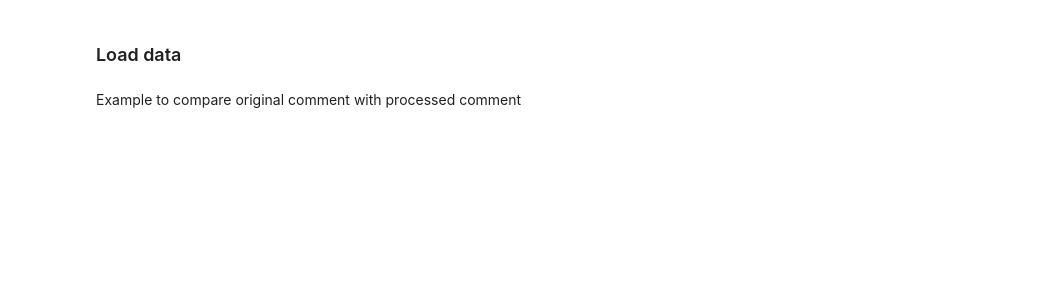
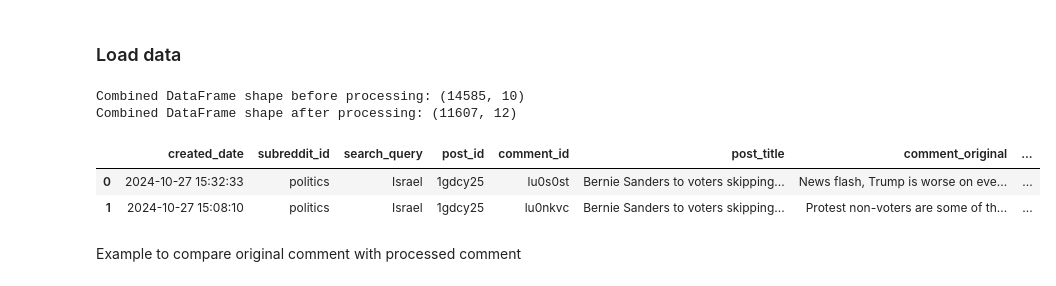
Before and after one commit to danielries/comptoolsproject, a Jupyter notebook: data_processing.ipynb, the cells around one changed output. Drawn from its saved outputs; the diff is of its cells as text; code cells hidden in the pictures; blank space fills up the shorter version.

```diff
--- a/data_processing.ipynb
+++ b/data_processing.ipynb
@@ -59,34 +66,40 @@ df_combined.rename(columns={'comment_text': 'comment_processed'}, inplace=True)
 
 # Remove row if processed text is below 4 words
 df_combined = df_combined[df_combined['comment_processed'].apply(lambda x: len(x.split()) > 3)]
 
 # Remove whitespaces and multiple spaces
 df_combined['comment_processed'] = df_combined['comment_processed'].str.strip().str.replace(r'\s+', ' ', regex=True)
 
 # New column without stopwords
-ps = PorterStemmer()
+ps = nltk.stem.PorterStemmer()
 stop_words = set(stopwords.words('english'))
 
 df_combined['comment_no_stopwords'] = df_combined['comment_processed'].apply(
     lambda x: ' '.join([word for word in x.split() if word not in stop_words])
 )
 
 # Reorder columns
 df_combined = df_combined[['created_date', 'subreddit_id', 'search_query', 'post_id', 'comment_id',
                            'post_title', 'comment_original', 'comment_processed', 'comment_no_stopwords', 'upvotes',
                            'post_url', 'comment_url']]
 
 # Remove row if there is an empty field
 df_combined = df_combined.dropna()
 
 # Reset index
 df_combined.reset_index(drop=True, inplace=True)
 
 # Print shape after processing
 print(f"Combined DataFrame shape after processing: {df_combined.shape}")
 
 # Display final DataFrame
 df_combined.head(2)
+# %% [output]
+Combined DataFrame shape before processing: (14585, 10)
+Combined DataFrame shape after processing: (11607, 12)
+|  | created_date | subreddit_id | search_query | post_id | comment_id | post_title | comment_original | ... |
+| 0 | 2024-10-27 15:32:33 | politics | Israel | 1gdcy25 | lu0s0st | Bernie Sanders to voters skipping... | News flash, Trump is worse on eve... | ... |
+| 1 | 2024-10-27 15:08:10 | politics | Israel | 1gdcy25 | lu0nkvc | Bernie Sanders to voters skipping... | Protest non-voters are some of th... | ... |
 # %% [markdown]
 Example to compare original comment with processed comment
 # %%
```
Also changed, not shown: parts of 3 cells of this notebook.
